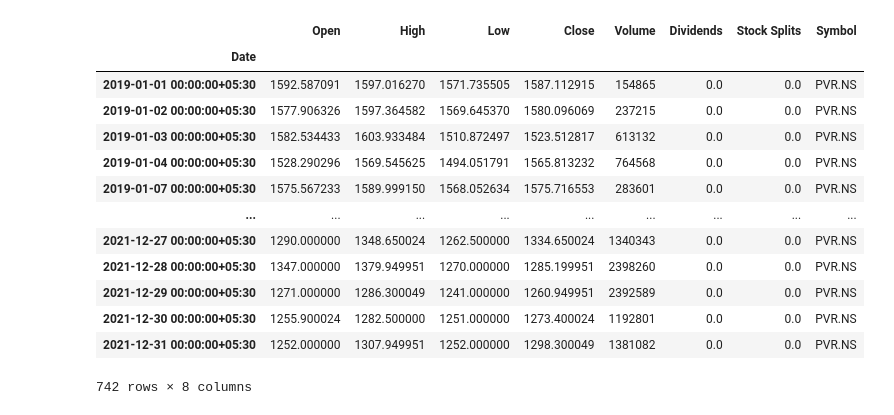
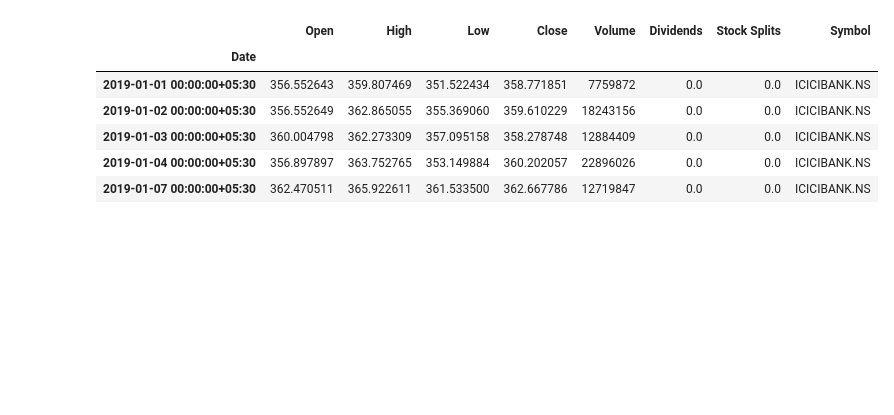
Before and after one commit to Annarhysa/Cryptocurrency-Market-Analysis, a Jupyter notebook: Assignment.ipynb, the cells around one changed output. Drawn from its saved outputs; the diff is of its cells as text; code cells hidden in the pictures; blank space fills up the shorter version.

```diff
--- a/Assignment.ipynb
+++ b/Assignment.ipynb
@@ -4,7 +4,7 @@ import pandas as pd
 # %%
 fo_stocks_data = pd.DataFrame()
 # %%
-fo_stocks = ['RELIANCE.NS', 'TATAMOTORS.NS', 'ICICIBANK.NS', 'ABB.NS', 'ACC.NS', 'PVR.NS']  # Replace with the list of F&O stock symbols
+fo_stocks = ['RELIANCE.NS', 'TATAMOTORS.NS', 'ICICIBANK.NS']  # Replace with the list of F&O stock symbols
 
 for symbol in fo_stocks:
     ticker = yf.Ticker(symbol)
@@ -12,22 +12,15 @@ for symbol in fo_stocks:
     stock_data['Symbol'] = symbol  # Add a column to store the stock symbol
     data = fo_stocks_data.append(stock_data)
 # %%
-data
+data.head()
 # %% [output]
 |  | Open | High | Low | Close | Volume | Dividends | Stock Splits | Symbol |
 | Date |  |  |  |  |  |  |  |  |
-| 2019-01-01 00:00:00+05:30 | 1592.587091 | 1597.016270 | 1571.735505 | 1587.112915 | 154865 | 0.0 | 0.0 | PVR.NS |
-| 2019-01-02 00:00:00+05:30 | 1577.906326 | 1597.364582 | 1569.645370 | 1580.096069 | 237215 | 0.0 | 0.0 | PVR.NS |
-| 2019-01-03 00:00:00+05:30 | 1582.534433 | 1603.933484 | 1510.872497 | 1523.512817 | 613132 | 0.0 | 0.0 | PVR.NS |
-| 2019-01-04 00:00:00+05:30 | 1528.290296 | 1569.545625 | 1494.051791 | 1565.813232 | 764568 | 0.0 | 0.0 | PVR.NS |
-| 2019-01-07 00:00:00+05:30 | 1575.567233 | 1589.999150 | 1568.052634 | 1575.716553 | 283601 | 0.0 | 0.0 | PVR.NS |
-| ... | ... | ... | ... | ... | ... | ... | ... | ... |
-| 2021-12-27 00:00:00+05:30 | 1290.000000 | 1348.650024 | 1262.500000 | 1334.650024 | 1340343 | 0.0 | 0.0 | PVR.NS |
-| 2021-12-28 00:00:00+05:30 | 1347.000000 | 1379.949951 | 1270.000000 | 1285.199951 | 2398260 | 0.0 | 0.0 | PVR.NS |
-| 2021-12-29 00:00:00+05:30 | 1271.000000 | 1286.300049 | 1241.000000 | 1260.949951 | 2392589 | 0.0 | 0.0 | PVR.NS |
-| 2021-12-30 00:00:00+05:30 | 1255.900024 | 1282.500000 | 1251.000000 | 1273.400024 | 1192801 | 0.0 | 0.0 | PVR.NS |
-| 2021-12-31 00:00:00+05:30 | 1252.000000 | 1307.949951 | 1252.000000 | 1298.300049 | 1381082 | 0.0 | 0.0 | PVR.NS |
+| 2019-01-01 00:00:00+05:30 | 356.552643 | 359.807469 | 351.522434 | 358.771851 | 7759872 | 0.0 | 0.0 | ICICIBANK.NS |
+| 2019-01-02 00:00:00+05:30 | 356.552649 | 362.865055 | 355.369060 | 359.610229 | 18243156 | 0.0 | 0.0 | ICICIBANK.NS |
+| 2019-01-03 00:00:00+05:30 | 360.004798 | 362.273309 | 357.095158 | 358.278748 | 12884409 | 0.0 | 0.0 | ICICIBANK.NS |
+| 2019-01-04 00:00:00+05:30 | 356.897897 | 363.752765 | 353.149884 | 360.202057 | 22896026 | 0.0 | 0.0 | ICICIBANK.NS |
+| 2019-01-07 00:00:00+05:30 | 362.470511 | 365.922611 | 361.533500 | 362.667786 | 12719847 | 0.0 | 0.0 | ICICIBANK.NS |
-742 rows × 8 columns
 # %%
 data['RollingReturns'] = data.groupby('Symbol')['Close'].pct_change(52)
 top_performers = data.groupby('Symbol').tail(1).nlargest(5, 'RollingReturns')
```
Also changed, not shown: parts of 11 cells of this notebook.
